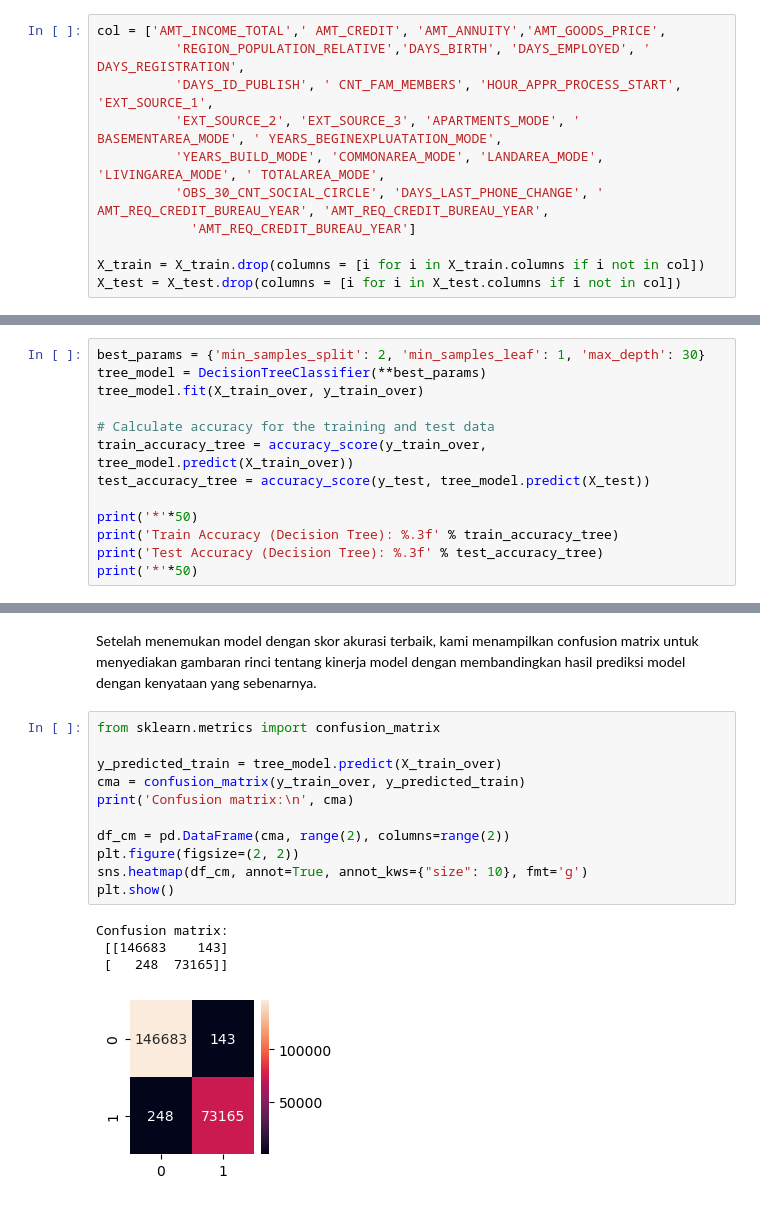
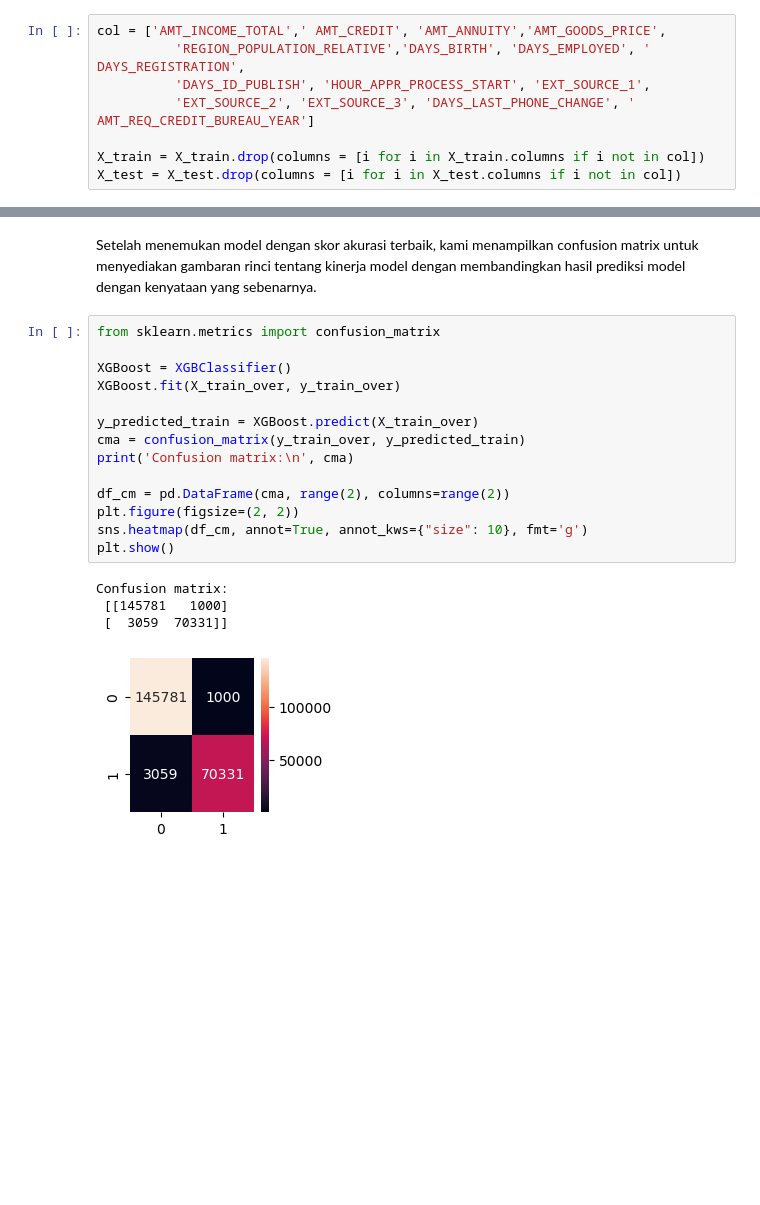
Before and after one commit to indhksmaa/ScorecardModel, a Jupyter notebook: Modelling.ipynb, the cells around one changed output, grey strips where cells are left out. Cells and saved outputs as stored; diff of their text form; blank space fills up the shorter version.

Commit message:
add changes in source code

```diff
--- a/Modelling.ipynb
+++ b/Modelling.ipynb
@@ -256,11 +256,8 @@ Name: feature, dtype: object
 # %%
 col = ['AMT_INCOME_TOTAL',' AMT_CREDIT', 'AMT_ANNUITY','AMT_GOODS_PRICE',
           'REGION_POPULATION_RELATIVE','DAYS_BIRTH', 'DAYS_EMPLOYED', ' DAYS_REGISTRATION',
-          'DAYS_ID_PUBLISH', ' CNT_FAM_MEMBERS', 'HOUR_APPR_PROCESS_START', 'EXT_SOURCE_1',
-          'EXT_SOURCE_2', 'EXT_SOURCE_3', 'APARTMENTS_MODE', ' BASEMENTAREA_MODE', ' YEARS_BEGINEXPLUATATION_MODE',
-          'YEARS_BUILD_MODE', 'COMMONAREA_MODE', 'LANDAREA_MODE', 'LIVINGAREA_MODE', ' TOTALAREA_MODE',
-          'OBS_30_CNT_SOCIAL_CIRCLE', 'DAYS_LAST_PHONE_CHANGE', ' AMT_REQ_CREDIT_BUREAU_YEAR', 'AMT_REQ_CREDIT_BUREAU_YEAR',
-            'AMT_REQ_CREDIT_BUREAU_YEAR']
+          'DAYS_ID_PUBLISH', 'HOUR_APPR_PROCESS_START', 'EXT_SOURCE_1',
+          'EXT_SOURCE_2', 'EXT_SOURCE_3', 'DAYS_LAST_PHONE_CHANGE', ' AMT_REQ_CREDIT_BUREAU_YEAR']
 
 X_train = X_train.drop(columns = [i for i in X_train.columns if i not in col])
 X_test = X_test.drop(columns = [i for i in X_test.columns if i not in col])
@@ -409,13 +348,0 @@ param value: 100; train accuracy: 1.0; test accuracy: 0.9939033569170556
-# %%
-best_params = {'min_samples_split': 2, 'min_samples_leaf': 1, 'max_depth': 30}
-tree_model = DecisionTreeClassifier(**best_params)
-tree_model.fit(X_train_over, y_train_over)
-
-# Calculate accuracy for the training and test data
-train_accuracy_tree = accuracy_score(y_train_over, tree_model.predict(X_train_over))
-test_accuracy_tree = accuracy_score(y_test, tree_model.predict(X_test))
-
-print('*'*50)
-print('Train Accuracy (Decision Tree): %.3f' % train_accuracy_tree)
-print('Test Accuracy (Decision Tree): %.3f' % test_accuracy_tree)
-print('*'*50)
@@ -431,17 +353,20 @@ Setelah menemukan model dengan skor akurasi terbaik, kami menampilkan confusion
 # %%
 from sklearn.metrics import confusion_matrix
 
-y_predicted_train = tree_model.predict(X_train_over)
+XGBoost = XGBClassifier()
+XGBoost.fit(X_train_over, y_train_over)
+
+y_predicted_train = XGBoost.predict(X_train_over)
 cma = confusion_matrix(y_train_over, y_predicted_train)
 print('Confusion matrix:\n', cma)
 
 df_cm = pd.DataFrame(cma, range(2), columns=range(2))
 plt.figure(figsize=(2, 2))
 sns.heatmap(df_cm, annot=True, annot_kws={"size": 10}, fmt='g')
 plt.show()
 # %% [output]
 Confusion matrix:
- [[146683    143]
- [   248  73165]]
+ [[145781   1000]
+ [  3059  70331]]
-[figure, old version]
+[figure, new version]
 # %% [markdown]
```
Also changed, not shown: parts of 15 cells of this notebook.
